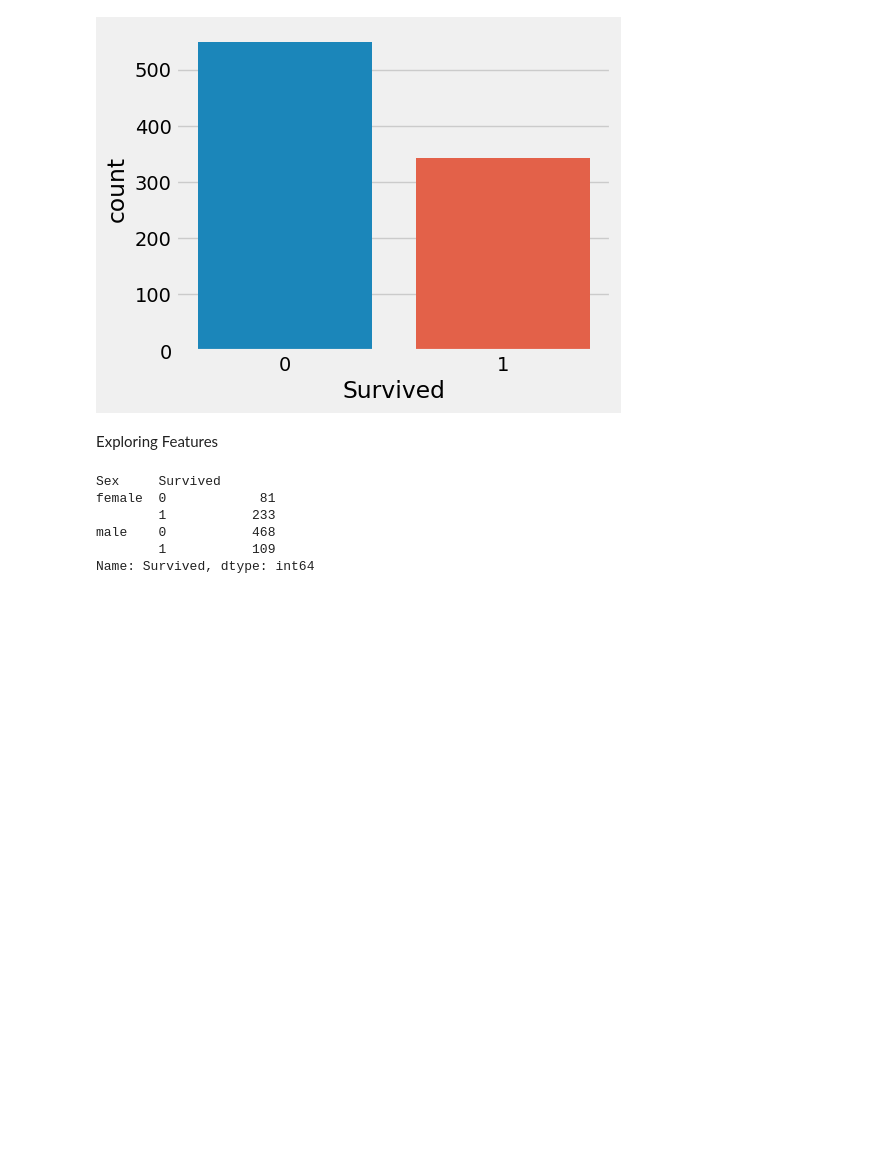
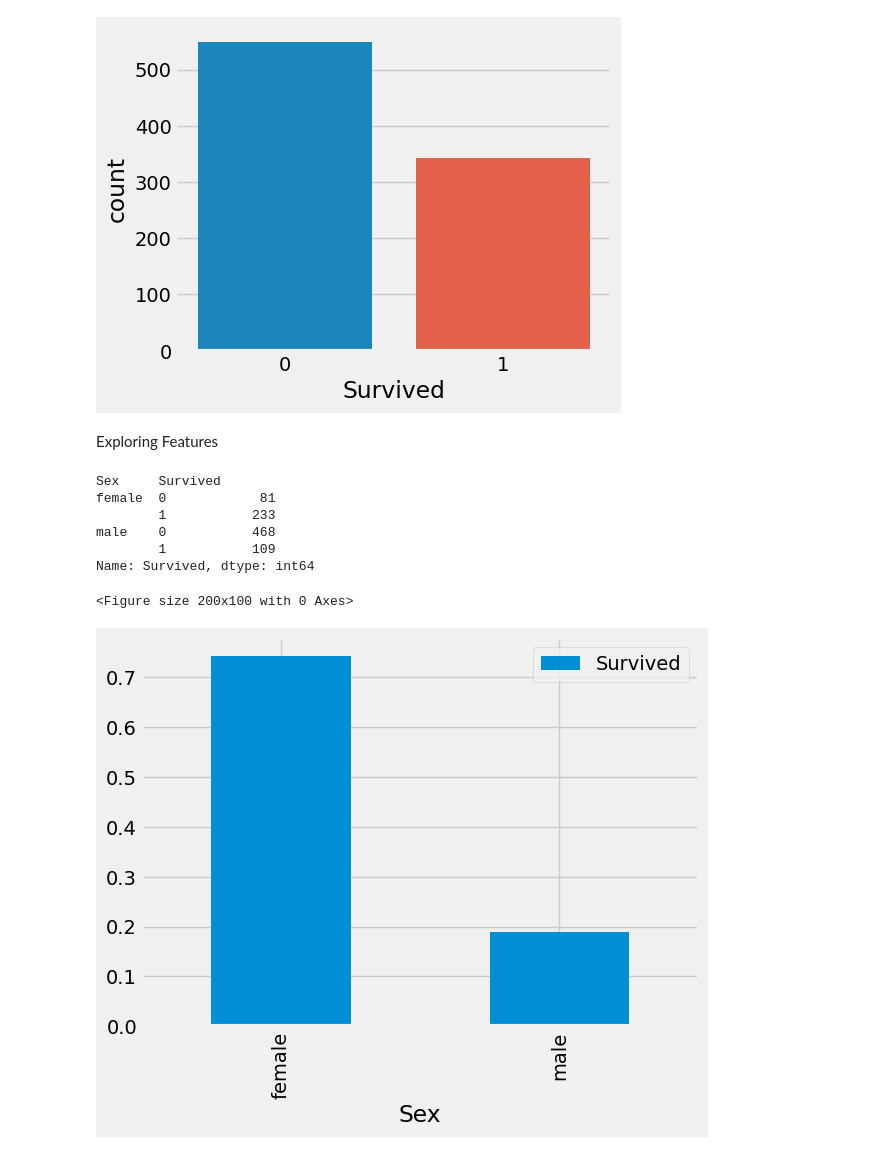
Before and after one commit to RachanaAdusumilli95/Titanic-Data-Analysis, a Jupyter notebook: Titanic_Data_Analysis.ipynb, the cells around one changed output. Saved outputs shown, nothing was run; the diff lists cells and outputs as text; code cells hidden in the pictures; blank space fills up the shorter version.

```diff
--- a/Titanic_Data_Analysis.ipynb
+++ b/Titanic_Data_Analysis.ipynb
@@ -64,3 +64,10 @@ female  0            81
 male    0           468
         1           109
 Name: Survived, dtype: int64
+# %%
+plt.figure(figsize=(2,1))
+train[['Sex','Survived']].groupby(['Sex']).mean().plot.bar()
+plt.show()
+# %% [output]
+<Figure size 200x100 with 0 Axes>
+[figure, added]
```
Also changed, not shown: parts of 5 cells of this notebook.
